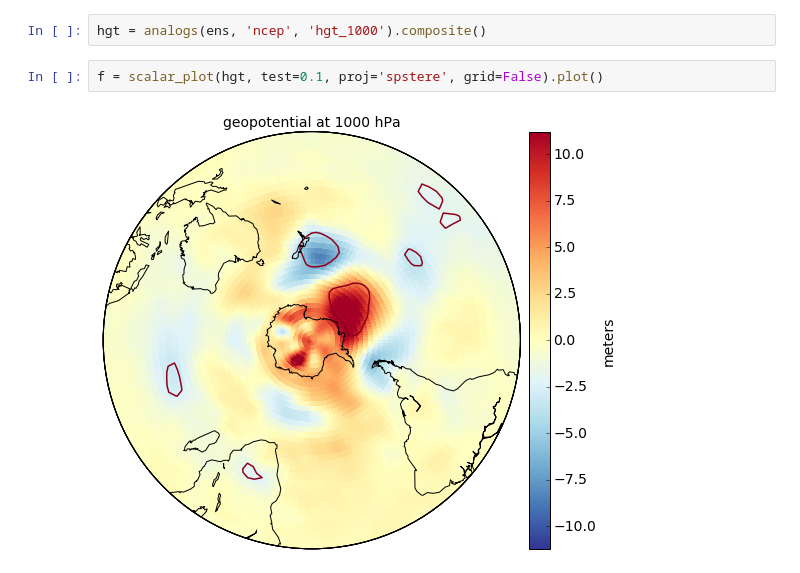
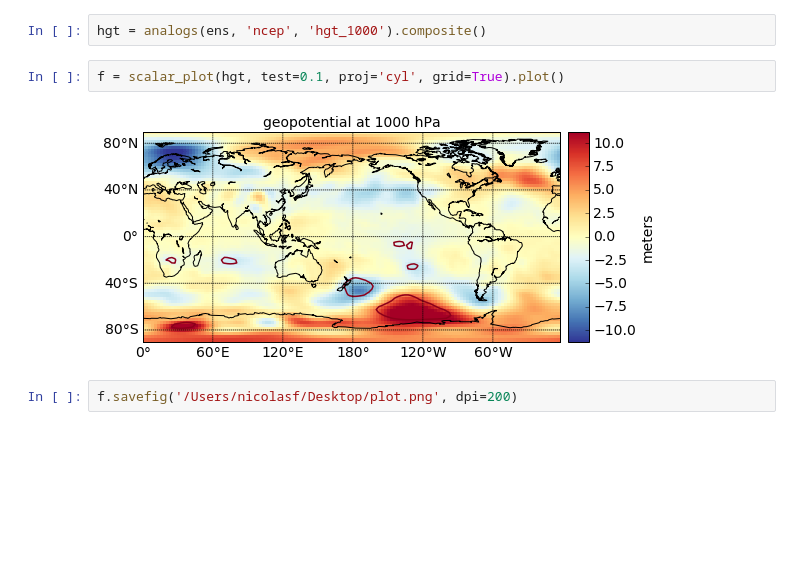
Before and after one commit to nicolasfauchereau/paleopy, a Jupyter notebook: notebooks/ensemble.ipynb, the cells around one changed output. Saved outputs shown, nothing was run; the diff lists cells and outputs as text; blank space fills up the shorter version.

```diff
--- a/notebooks/ensemble.ipynb
+++ b/notebooks/ensemble.ipynb
@@ -34,6 +26,8 @@ sst.close()
 # %%
 hgt = analogs(ens, 'ncep', 'hgt_1000').composite()
 # %%
-f = scalar_plot(hgt, test=0.1, proj='spstere', grid=False).plot()
+f = scalar_plot(hgt, test=0.1, proj='cyl', grid=True).plot()
 # %% [output]
-[figure, old version]
+[figure, new version]
+# %%
+f.savefig('/Users/nicolasf/Desktop/plot.png', dpi=200)
```
Also changed, not shown: parts of 1 cell of this notebook, 1 other file.
